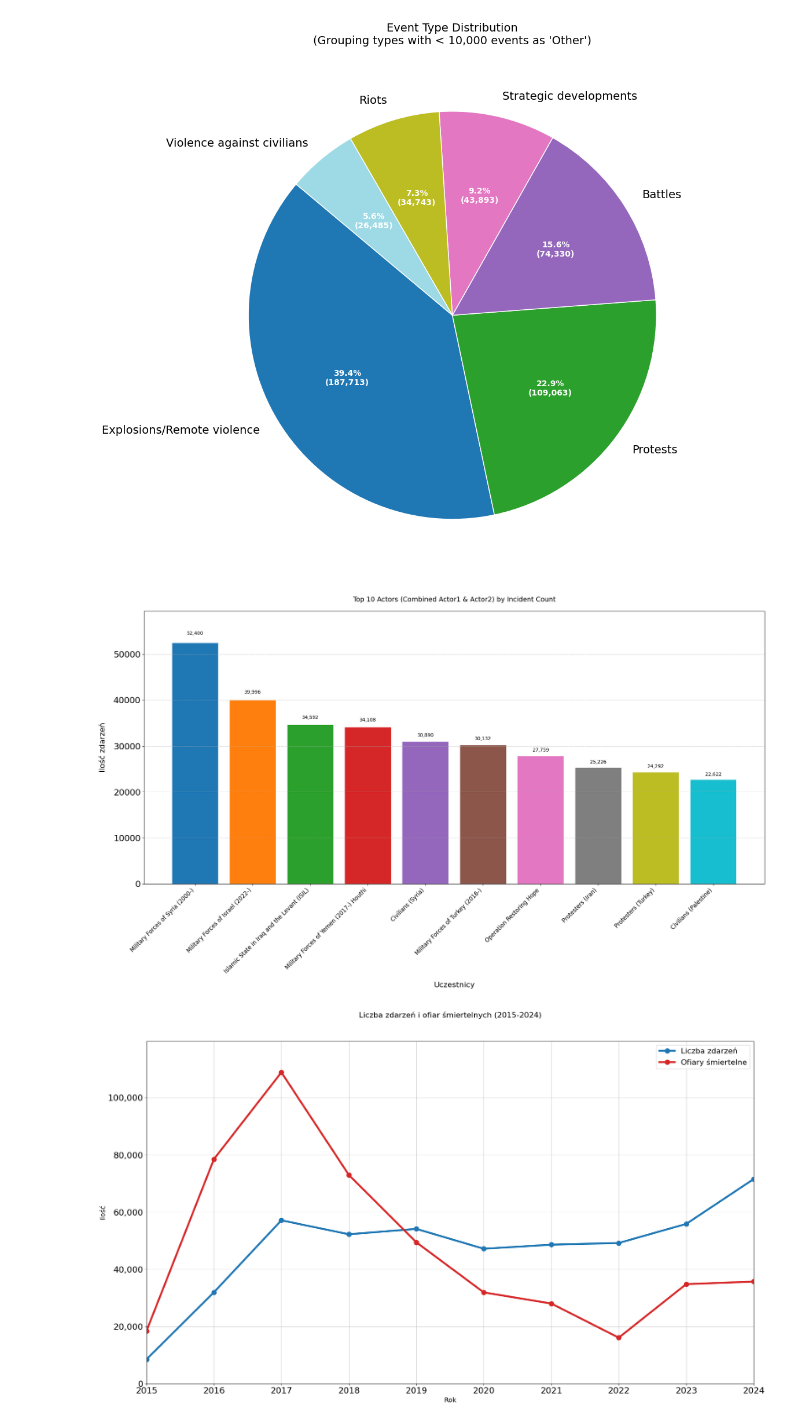
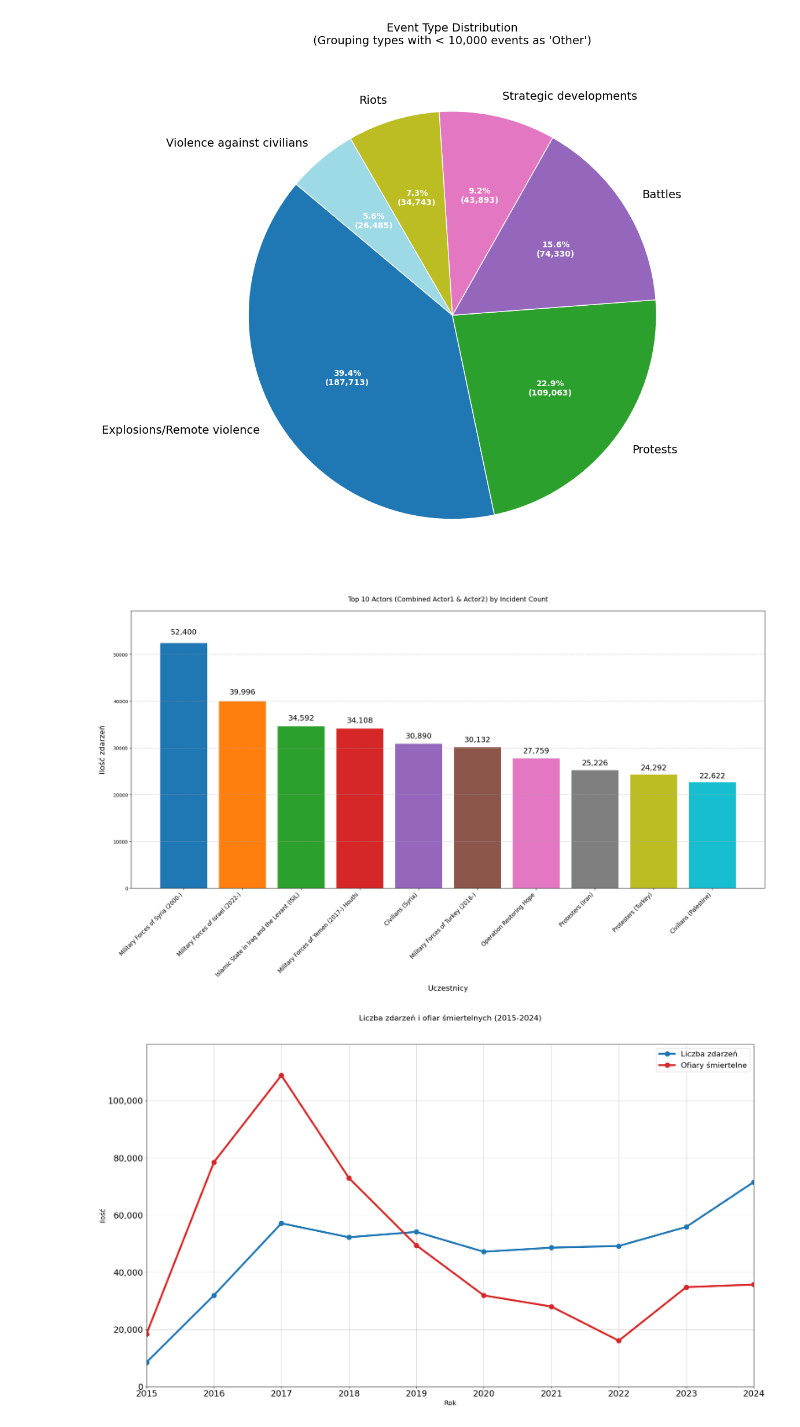
Before and after one commit to amdla/Data-visualisation, a Jupyter notebook: middle-east/karabin.ipynb, the cells around one changed output. Drawn from its saved outputs; the diff is of its cells as text; code cells hidden in the pictures.

```diff
--- a/middle-east/karabin.ipynb
+++ b/middle-east/karabin.ipynb
@@ -249,35 +249,35 @@ bars = plt.bar(top_10['actor'], top_10['count'],
 
 # Customize labels and layout
 plt.xlabel("Uczestnicy", fontsize=16, labelpad=15)
 plt.ylabel("Ilość zdarzeń", fontsize=16, labelpad=15)
 plt.title("Top 10 Actors (Combined Actor1 & Actor2) by Incident Count", fontsize=14, pad=20)
 
 # Rotate x-axis labels
 plt.xticks(rotation=45, ha='right', fontsize=12)
 
 # Add value labels
 max_label_pos = 0
 for bar in bars:
     height = bar.get_height()
     label_pos = height + 0.03 * height
     plt.text(bar.get_x() + bar.get_width()/2.,
              label_pos,
              f'{height:,}',
              ha='center',
              va='bottom',
-             fontsize=10)
+             fontsize=16)
     if label_pos > max_label_pos:
         max_label_pos = label_pos
 
 # Adjust y-axis limit
 plt.ylim(top=max_label_pos * 1.1)
 
 # Add grid and clean up
 plt.grid(axis='y', linestyle='--', alpha=0.7)
 plt.tight_layout()
 plt.show()
 # %% [output]
-[figure, old version]
+[figure, new version]
 # %%
 import pandas as pd
 import matplotlib.pyplot as plt
```
